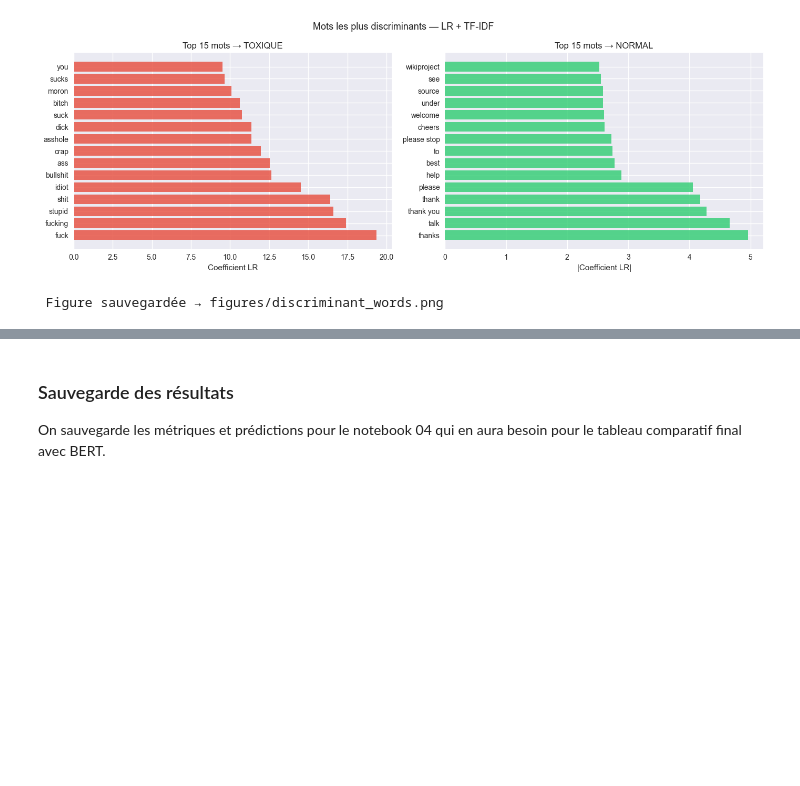
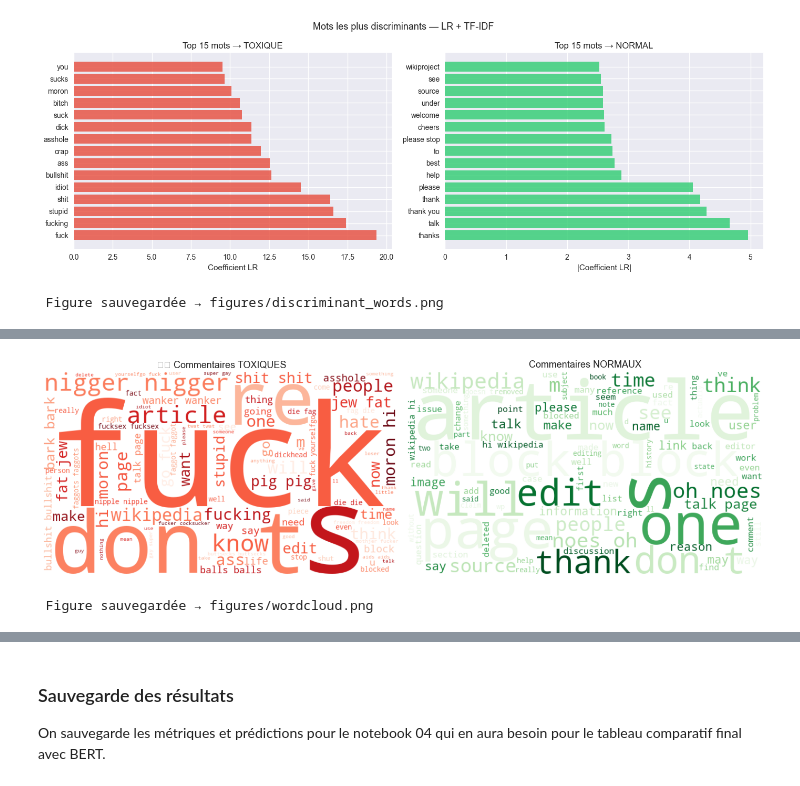
Before and after one commit to tiancielle/ToxiTube, a Jupyter notebook: notebooks/03_modeles_classiques.ipynb, the cells around one changed output, grey strips where cells are left out. Drawn from its saved outputs; the diff is of its cells as text; code cells hidden in the pictures; blank space fills up the shorter version.

```diff
--- a/notebooks/03_modeles_classiques.ipynb
+++ b/notebooks/03_modeles_classiques.ipynb
@@ -326,0 +341,30 @@ print(' Figure sauvegardée → figures/discriminant_words.png')
+# %%
+# pip install wordcloud
+from wordcloud import WordCloud
+import matplotlib.pyplot as plt
+
+fig, axes = plt.subplots(1, 2, figsize=(14, 5))
+
+# Commentaires toxiques
+toxic_text = ' '.join(df[df['is_toxic']==1]['text_clean'].dropna())
+wc_toxic = WordCloud(width=700, height=400, background_color='white',
+                     colormap='Reds', max_words=100).generate(toxic_text)
+axes[0].imshow(wc_toxic, interpolation='bilinear')
+axes[0].axis('off')
+axes[0].set_title('☠️ Commentaires TOXIQUES', fontsize=13)
+
+# Commentaires normaux
+normal_text = ' '.join(df[df['is_toxic']==0]['text_clean'].dropna().sample(5000, random_state=42))
+wc_normal = WordCloud(width=700, height=400, background_color='white',
+                      colormap='Greens', max_words=100).generate(normal_text)
+axes[1].imshow(wc_normal, interpolation='bilinear')
+axes[1].axis('off')
+axes[1].set_title('Commentaires NORMAUX', fontsize=13)
+
+plt.tight_layout()
+plt.savefig('../figures/wordcloud.png', dpi=150, bbox_inches='tight')
+plt.show()
+print(' Figure sauvegardée → figures/wordcloud.png')
+# %% [output]
+[figure, added]
+ Figure sauvegardée → figures/wordcloud.png
```
Also changed, not shown: parts of 3 cells of this notebook, 3 other files.
